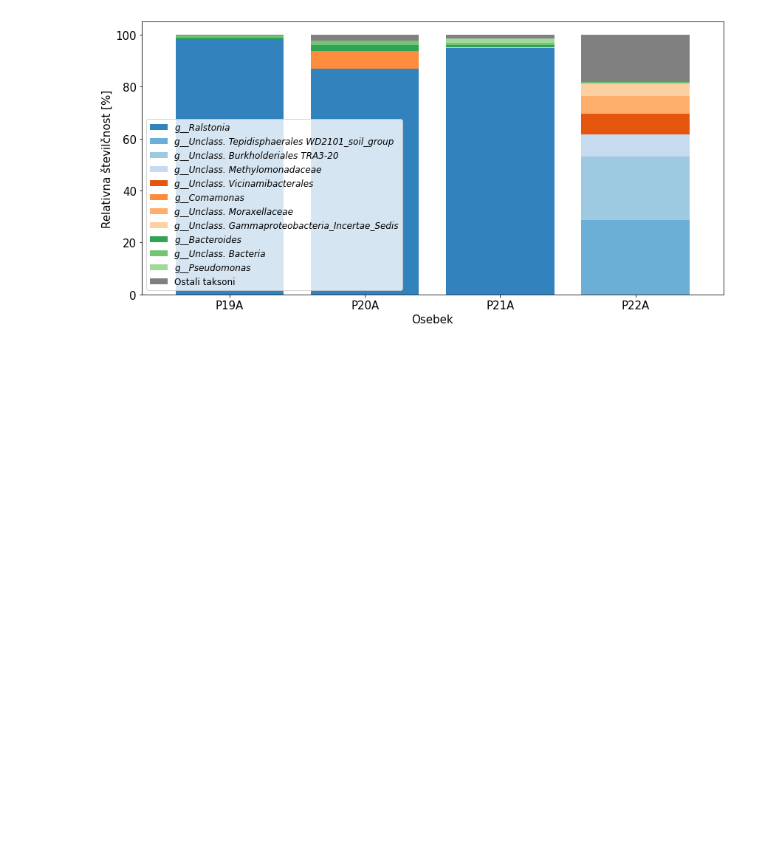
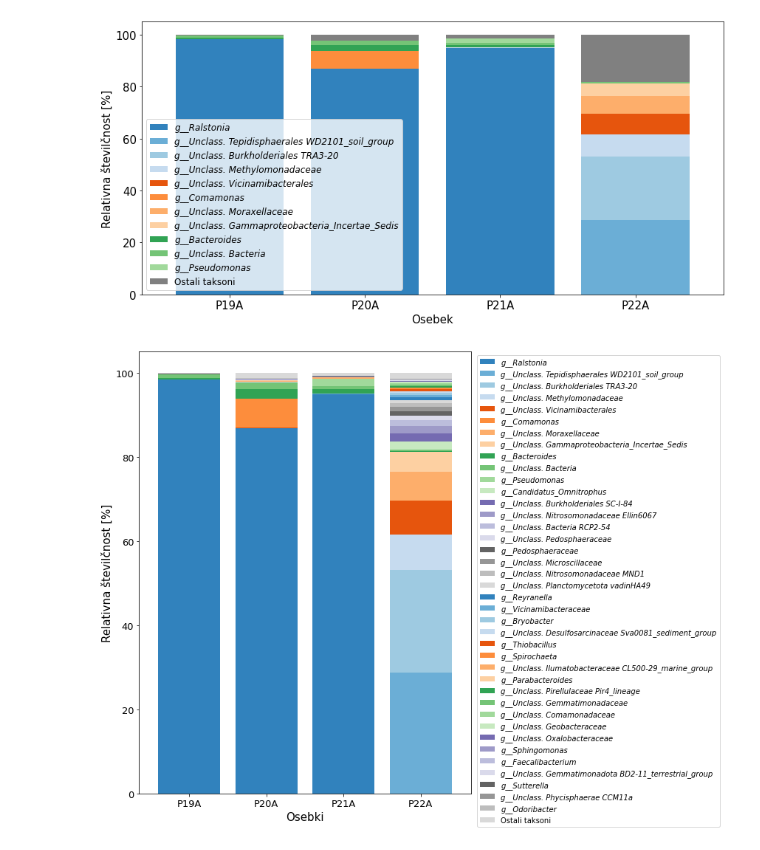
Before and after one commit to nezapajek/proteus-skin-microbiome, a Jupyter notebook: bacteria/02_taxonomic-analysis.ipynb, the cells around one changed output. Drawn from its saved outputs; the diff is of its cells as text; code cells hidden in the pictures; blank space fills up the shorter version.

```diff
--- a/bacteria/02_taxonomic-analysis.ipynb
+++ b/bacteria/02_taxonomic-analysis.ipynb
@@ -455,6 +466,57 @@ plt.tight_layout()
 plt.savefig('./results/crni_primerjava10najpogostejsih_ba.png')
 # %% [output]
 [figure]
+# %%
+max_count = 40
+colors = list(plt.cm.tab20c.colors)
+#colors[max_count-1] = 'gray'
+
+kwargs = dict(
+    include_samples={'population': ['črna podvrsta']},
+    label_columns=['sample-id'],
+    level=6,
+    count=max_count,
+)
+
+fig, [ax1, ax2] = plt.subplots(1, 2, figsize=(12, 10), gridspec_kw={'width_ratios': [3, 1]})
+
+dokdo.taxa_abundance_bar_plot(
+    taxa_bar_plot,
+    figsize=(12, 6),
+    colors=colors,
+    legend=False,
+    ax=ax1,
+    **kwargs
+)
+
+dokdo.taxa_abundance_bar_plot(
+    taxa_bar_plot,
+    figsize=(12, 6),
+    colors=colors,
+    legend_short=True,
+    ax=ax2,
+    **kwargs
+)
+
+# custom properties
+ax1.set_xlabel('Osebki', fontsize = 15)
+ax1.set_ylabel('Relativna številčnost [%]')
+
+handles, labels = ax2.get_legend_handles_labels()
+labels[-1] = 'Ostali taksoni'
+
+ax2.clear()
+legend = ax2.legend(handles, labels, prop={'size': 10, 'style': 'italic'})
+legend.get_texts()[-1].set_style('normal')
+ax2.axis('off')
+
+ax1.tick_params(labelrotation = 0, labelsize=13)  # reset rotation
+ax1.yaxis.label.set_size(15)
+
+plt.tight_layout()
+plt.savefig('./results/crni_40.png')
+# %% [output]
+[figure, added]
 # %%
 # quick viz - reads per year
 # add reads column
```
Also changed, not shown: parts of 8 cells of this notebook, 10 other files.
